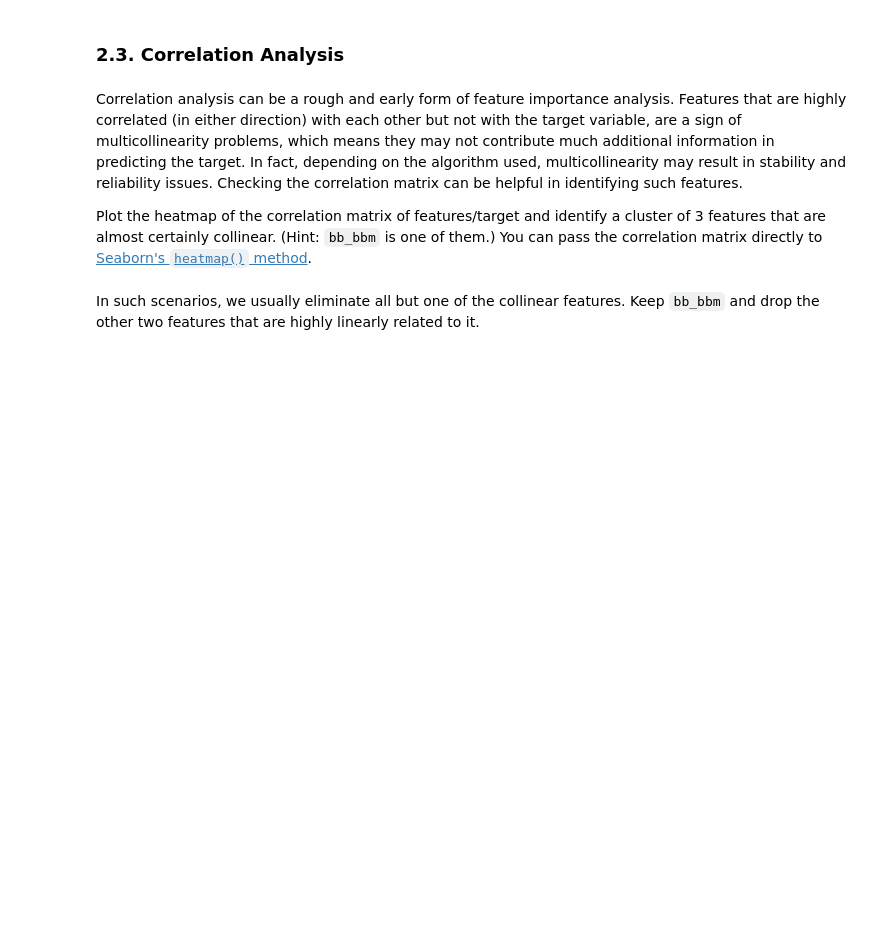
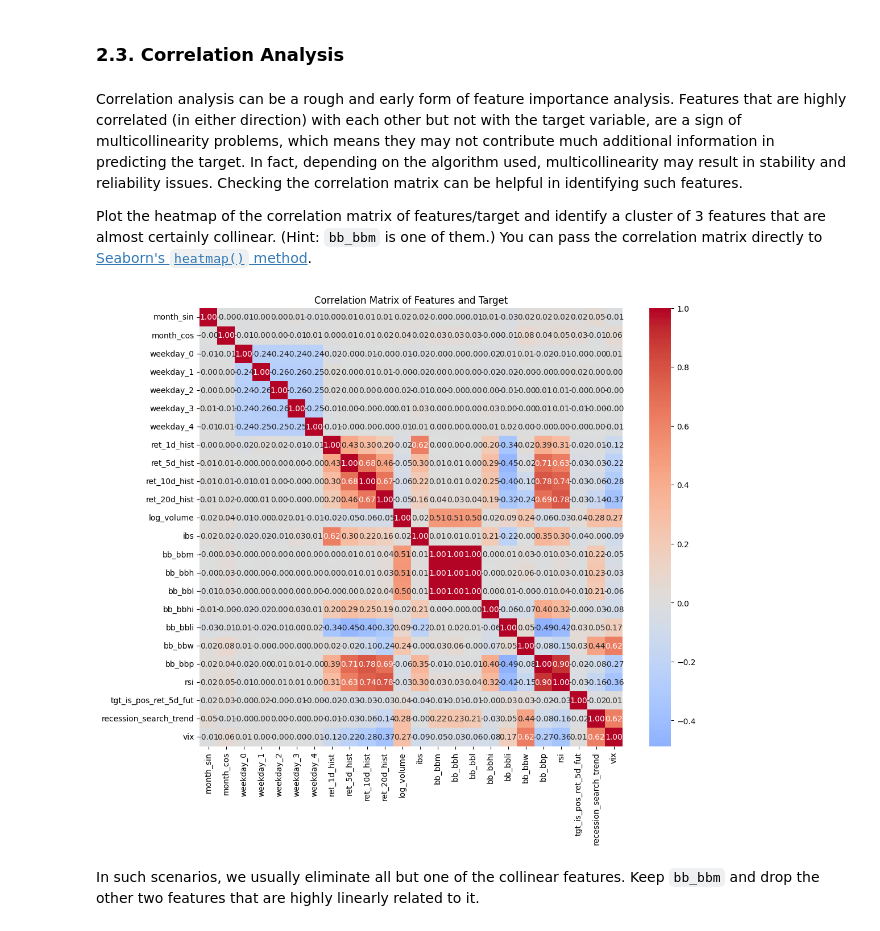
Before and after one commit to thiago-grabe/building-and-optimizing-a-classification-model-for-trading, a Jupyter notebook: project_starter.ipynb, the cells around one changed output. Cells and saved outputs as stored; diff of their text form; code cells hidden in the pictures; blank space fills up the shorter version.

```diff
--- a/project_starter.ipynb
+++ b/project_starter.ipynb
@@ -250,7 +309,7 @@ Add a feature named `ibs` which is calculated as (Close - Low) / (High - Low). T
 > **Note:** Make sure to use `Close` (not `Adj Close`).
 # %%
 # Engineer the technical indicator "Internal Bar Strength" (IBS) from XLV's price data
-data["ibs"] = ## YOUR CODE HERE ##
+data["ibs"] = (xlv_data["Close"] - xlv_data["Low"]) / (xlv_data["High"] - xlv_data["Low"])
 # %% [markdown]
 Run the cell below to add a few more technical indicators, including Bollinger Band features and indicators, as well as the Relative Strength Index (RSI).
 # %%
@@ -281,7 +340,7 @@ Add the column `tgt_is_pos_ret_5d_fut` as type `int` to `data`, denoting whether
 > **Note:** Again, as before, calculte **simple** returns from the `Adj Close` column of `xlv_data`.
 # %%
 # Create the prediction target: an integer indicating whether future 5-day returns are positive (1) or negative (0)
-## YOUR CODE HERE ##
+data['tgt_is_pos_ret_5d_fut'] = (xlv_data['Adj Close'].pct_change(5).shift(-5) > 0).astype(int)
 # %% [markdown]
 Run the cells below to get an idea of how balanced the distribution of the target variable is throughout the data.
 # %%
@@ -323,2 +405,4 @@ Some features, such as historical returns, RSI, Bollinger Bands and BB indicator
+# %%
+data = data.iloc[20:]
 # %% [markdown]
 Are there any more missing values?
@@ -331,3 +431,5 @@ Even if there aren't, you remember that when you calculated the target variable
+# %%
+data = data.iloc[:-5]
 # %% [markdown]
 Let us take a final look at the types and statistical characteristics of the set of features and targets.
 # %%
@@ -345,2 +473,9 @@ Plot the heatmap of the correlation matrix of features/target and identify a clu
+# %%
+plt.figure(figsize=(12, 10))
+sns.heatmap(data.corr(), annot=True, cmap='coolwarm', center=0, fmt='.2f')
+plt.title('Correlation Matrix of Features and Target')
+plt.show()
+# %% [output]
+[figure, added]
 # %% [markdown]
 In such scenarios, we usually eliminate all but one of the collinear features. Keep `bb_bbm` and drop the other two features that are highly linearly related to it.
```
Also changed, not shown: parts of 112 cells of this notebook.
